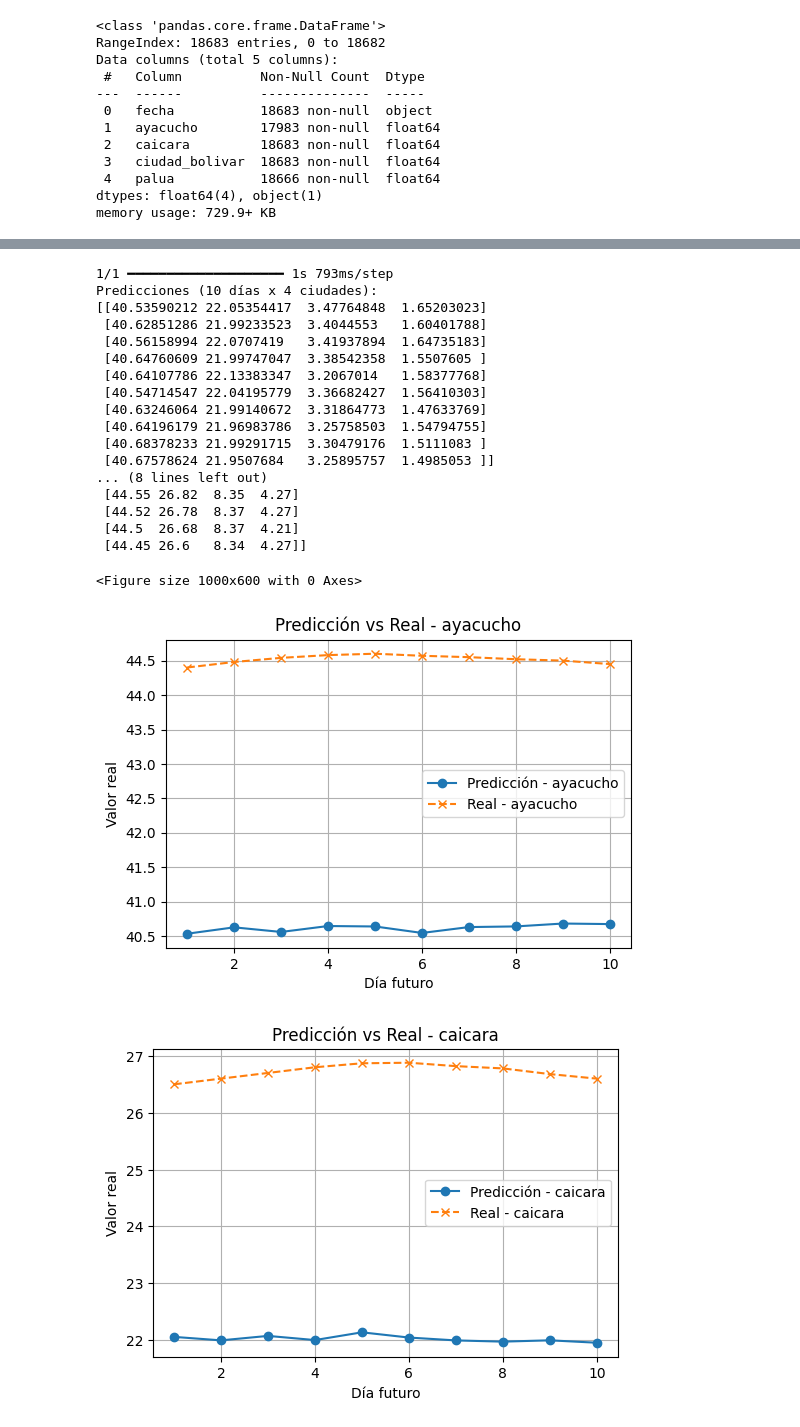
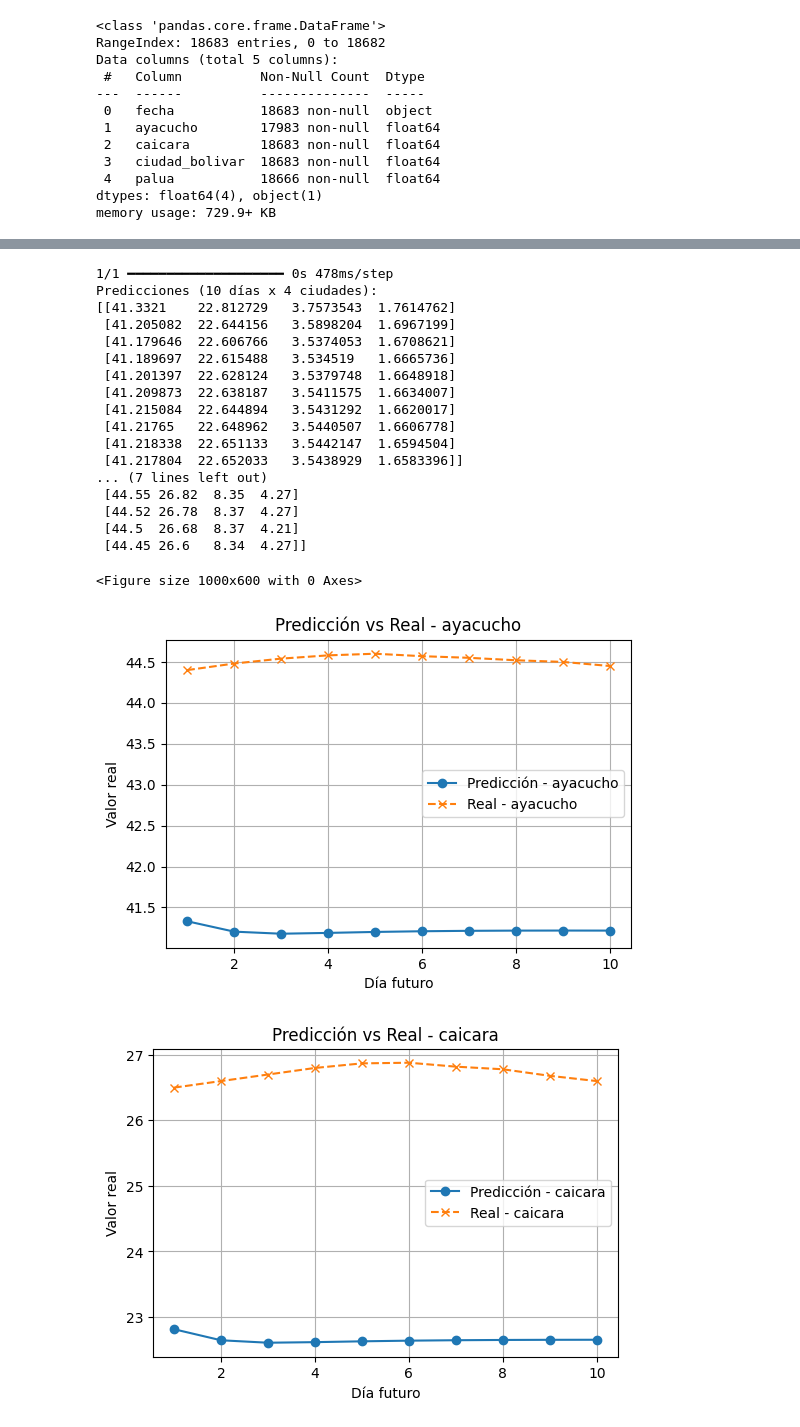
Before and after one commit to gabrielmj23/orinoco-lstm, a Jupyter notebook: model.ipynb, the cells around one changed output, grey strips where cells are left out. Drawn from its saved outputs; the diff is of its cells as text; code cells hidden in the pictures.

Commit message:
utilizar split_sequences y encoder-decoder

```diff
--- a/model.ipynb
+++ b/model.ipynb
@@ -79,29 +115,30 @@ test_dataset = timeseries_dataset_from_array(
 # %%
+n_features = train_X.shape[2] # Número de características
+
 # Ajustar el modelo para predecir forecast_steps valores futuros
-model = tf.keras.Sequential([
-    tf.keras.layers.Input(shape=(sequence_length, train_data.shape[1])),
-    tf.keras.layers.Conv1D(filters=32, kernel_size=3, activation='relu'),  # Capturar patrones locales
-    tf.keras.layers.LSTM(100, return_sequences=True),
-    tf.keras.layers.Dropout(0.2),
-    tf.keras.layers.LSTM(100),
-    tf.keras.layers.Dropout(0.2),
-    tf.keras.layers.Dense(forecast_steps * 4),  # Ajustar el número de unidades para que coincida con forecast_steps * 4
-    tf.keras.layers.Reshape((forecast_steps, 4))  # Cambiar la forma de la salida a (forecast_steps, 4)
+model = Sequential([
+    layers.LSTM(units=100, activation='relu', input_shape=(sequence_length, n_features)),
+    layers.Dropout(0.2),
+    layers.RepeatVector(forecast_steps),
+    layers.LSTM(units=100, activation='relu', return_sequences=True),
+    layers.Dropout(0.2),
+    layers.TimeDistributed(layers.Dense(n_features)),
 ])
 
 # Compilar el modelo
 model.compile(
-    optimizer=tf.keras.optimizers.RMSprop(learning_rate=0.001),
+    optimizer='adam',
     loss="mean_squared_error",
     metrics=["mean_absolute_error"]
 )
 # %%
 # Entrenar el modelo con más épocas
 history = model.fit(
-    train_dataset,
-    validation_data=test_dataset,
-    epochs=5,  # Incrementar el número de épocas
-    batch_size=32,  # Ajustar el tamaño del lote
+    train_X,
+    train_y,
+    validation_data=(test_X, test_y),
+    epochs=5,
+    batch_size=batch_size,
     verbose=1
 )
 # %% [output]
@@ -136,61 +173,53 @@ future_pred = model.predict(last_sequence)  # shape: (1, 10, 4)
 future_pred = future_pred[0]  # shape: (10, 4)
 
 # Desnormalizar la salida para obtener los valores reales
-future_pred_real = scaler.inverse_transform(
-    np.hstack([future_pred, np.zeros((forecast_steps, 2))])  # Agregar columnas ficticias para desnormalizar
-)[:, :4]  # Tomar solo las primeras 4 columnas
+future_pred_real = scaler.inverse_transform(future_pred)
 
 # Obtener los valores reales correspondientes (si están disponibles)
 try:
-    real_future = scaler.inverse_transform(
-        np.hstack([test_data[-sequence_length: -sequence_length + forecast_steps, :4], np.zeros((forecast_steps, 2))])
-    )[:, :4]
+    real_future = scaler.inverse_transform(test_data[-sequence_length: -sequence_length + forecast_steps, :4])
 except Exception:
     real_future = None
 
 print("Predicciones (10 días x 4 ciudades):")
 print(future_pred_real)
-
-if real_future is not None and real_future.shape == (10, 4):
-    print("\nValores reales (si están disponibles):")
-    print(real_future)
-else:
-    print("\nNo hay valores reales disponibles para los próximos 10 días.")
+print("Valores reales (si están disponibles):")
+print(real_future)
 
 # Graficar
 ciudades = ['ayacucho', 'caicara', 'ciudad_bolivar', 'palua']
 dias = np.arange(1, forecast_steps + 1)
 
 plt.figure(figsize=(10, 6))
 for i, ciudad in enumerate(ciudades):
     plt.figure(figsize=(6, 4))
     plt.plot(dias, future_pred_real[:, i], marker='o', label=f'Predicción - {ciudad}')
     if real_future is not None and real_future.shape == (forecast_steps, 4):
         plt.plot(dias, real_future[:, i], marker='x', linestyle='--', label=f'Real - {ciudad}')
     plt.xlabel('Día futuro')
     plt.ylabel('Valor real')
     plt.title(f'Predicción vs Real - {ciudad}')
     plt.legend()
     plt.grid()
     plt.show()
 # %% [output]
-1/1 ━━━━━━━━━━━━━━━━━━━━ 1s 793ms/step
+1/1 ━━━━━━━━━━━━━━━━━━━━ 0s 478ms/step
 Predicciones (10 días x 4 ciudades):
-[[40.53590212 22.05354417  3.47764848  1.65203023]
- [40.62851286 21.99233523  3.4044553   1.60401788]
- [40.56158994 22.0707419   3.41937894  1.64735183]
- [40.64760609 21.99747047  3.38542358  1.5507605 ]
- [40.64107786 22.13383347  3.2067014   1.58377768]
- [40.54714547 22.04195779  3.36682427  1.56410303]
- [40.63246064 21.99140672  3.31864773  1.47633769]
- [40.64196179 21.96983786  3.25758503  1.54794755]
- [40.68378233 21.99291715  3.30479176  1.5111083 ]
- [40.67578624 21.9507684   3.25895757  1.4985053 ]]
-... (8 lines left out)
+[[41.3321    22.812729   3.7573543  1.7614762]
+ [41.205082  22.644156   3.5898204  1.6967199]
+ [41.179646  22.606766   3.5374053  1.6708621]
+ [41.189697  22.615488   3.534519   1.6665736]
+ [41.201397  22.628124   3.5379748  1.6648918]
+ [41.209873  22.638187   3.5411575  1.6634007]
+ [41.215084  22.644894   3.5431292  1.6620017]
+ [41.21765   22.648962   3.5440507  1.6606778]
+ [41.218338  22.651133   3.5442147  1.6594504]
+ [41.217804  22.652033   3.5438929  1.6583396]]
+... (7 lines left out)
  [44.55 26.82  8.35  4.27]
  [44.52 26.78  8.37  4.27]
  [44.5  26.68  8.37  4.21]
  [44.45 26.6   8.34  4.27]]
 <Figure size 1000x600 with 0 Axes>
-[figure, old version]
+[figure, new version]
-[figure, old version]
+[figure, new version]
```
Also changed, not shown: parts of 11 cells of this notebook.
